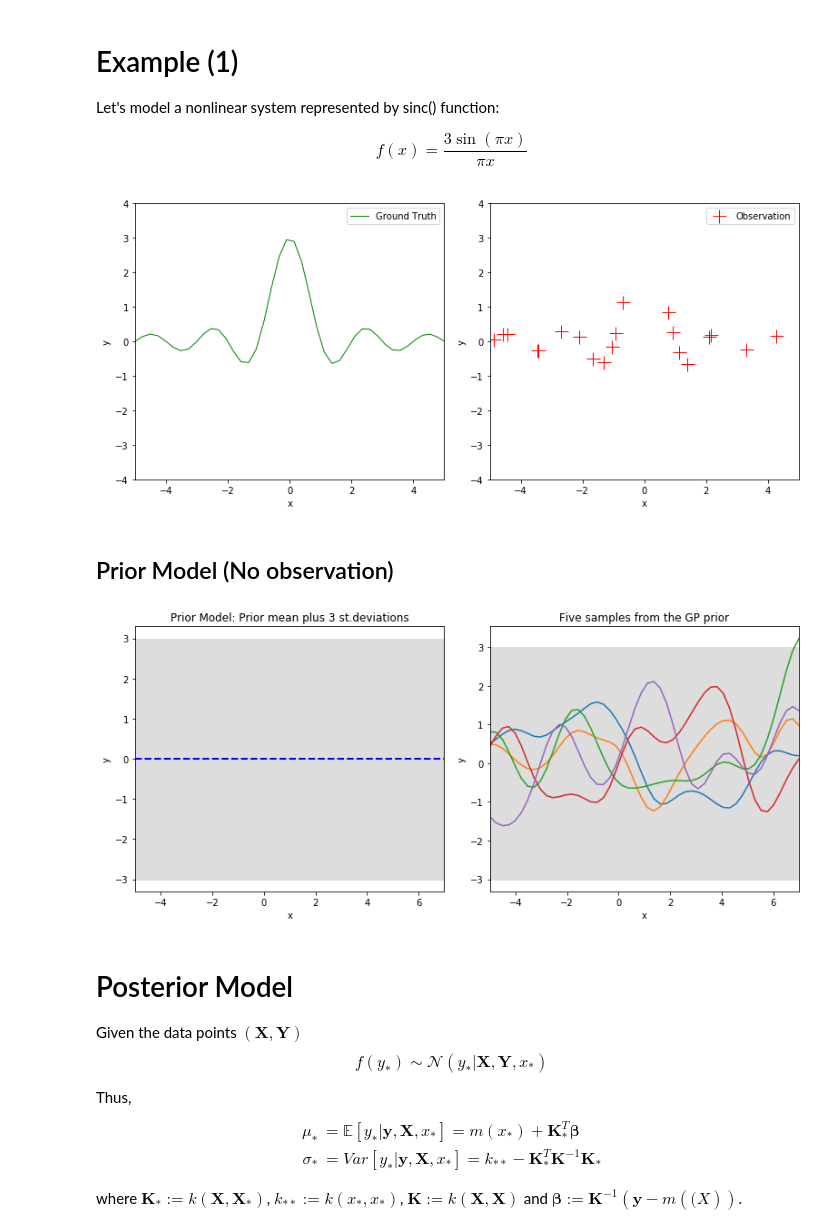
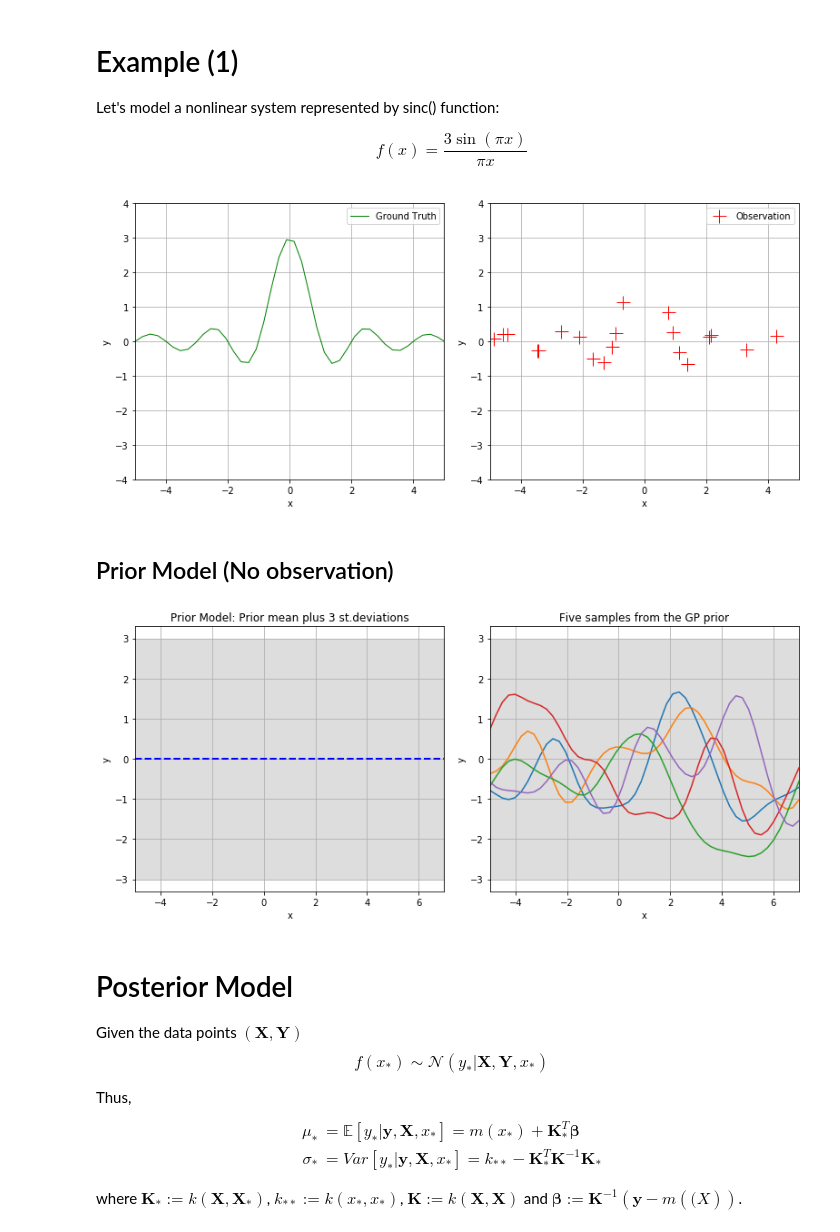
Before and after one commit to abdelaha/GP_101, a Jupyter notebook: GP_101.ipynb, the cells around one changed output. Cells and saved outputs as stored; diff of their text form; code cells hidden in the pictures.

```diff
--- a/GP_101.ipynb
+++ b/GP_101.ipynb
@@ -61,45 +61,47 @@ f = lambda x: (3/(np.pi*x) * np.sin(np.pi* x)).flatten()
 
 N = 20         # number of training points.
 n = 50         # number of test points.
-s_d = 0.001    # noise variance.
+s_d = 0.000    # noise variance.
 ub = 7         # Upper bound of x values
 lb = -5        # Lower bound of x values
 #X = np.random.uniform(-5, 5, size=(N,1))
 X = np.array([[-4.42693341], [-0.68975284], [ 0.92068753], [-0.92635244], [-4.88387597], [-2.10250917], [ 1.11419467], \
            [-1.05398127], [ 2.0961461 ], [ 1.39070398], [ 3.30300148], [-4.57614395], [-3.41683113], [ 4.24835207], \
            [-2.70142658], [ 2.13917581], [-1.32635833], [ 0.76655255], [-3.47152763], [-1.67327578]]);
 y = f(X)  + s_d*np.random.randn(N)
 
 
 #plot prior model
 plt.figure(1,figsize=(11,5))
 plt.clf()
 plt.subplot(121)
 x= np.linspace(lb, ub, n).reshape(-1,1)
 plt.plot(x, f(x), 'g-',lw=1,label=u'Ground Truth')
 plt.xlabel('x')
 plt.ylabel('y')
 plt.axis([lb,-1*lb, -4, 4])
 plt.legend()
 plt.grid()
 plt.subplot(122)
 x= np.linspace(lb, ub, n).reshape(-1,1)
 plt.plot(X, y, 'r+', ms=15,label=u'Observation')
 plt.xlabel('x')
 plt.ylabel('y')
 plt.axis([lb,-1*lb, -4, 4])
 plt.tight_layout()
 plt.legend()
 plt.grid()
 plt.show()
 # %% [output]
-[figure, old version]
+[figure, new version]
 # %% [markdown]
 ## Prior Model  (No observation)
 # %%
 #Prior Model
+
+theta = [1,1]                     #model hyperparameters [output variance, Lengthscale ]
+
 # points we're going to make predictions at.
-theta = [1,1]
 Xtest = np.linspace(lb, ub, n).reshape(-1,1)
 
 # compute the variance at our test points.
@@ -123,7 +125,7 @@ plt.title('Prior Model: Prior mean plus 3 st.deviations')
 plt.xlabel('x')
 plt.ylabel('y')
 plt.xlim([lb,ub])
-
+plt.grid()
 
 plt.subplot(122)
 plt.plot(Xtest, f_prior)
@@ -132,18 +134,18 @@ plt.title('Five samples from the GP prior')
 plt.xlim([lb,ub])
 plt.xlabel('x')
 plt.ylabel('y')
-
+plt.grid()
 plt.tight_layout()
 plt.show()
 # %% [output]
-[figure, old version]
+[figure, new version]
 # %% [markdown]
 # Posterior Model
 
 
 Given the data points $(\mathbf{X},\mathbf{Y})$
 $$
-f(y_*) \sim \mathcal{N}(y_* | \mathbf{X},\mathbf{Y},x_*)
+f(x_*) \sim \mathcal{N}(y_* | \mathbf{X},\mathbf{Y},x_*)
 $$
 
 Thus,
```
Also changed, not shown: parts of 9 cells of this notebook.
